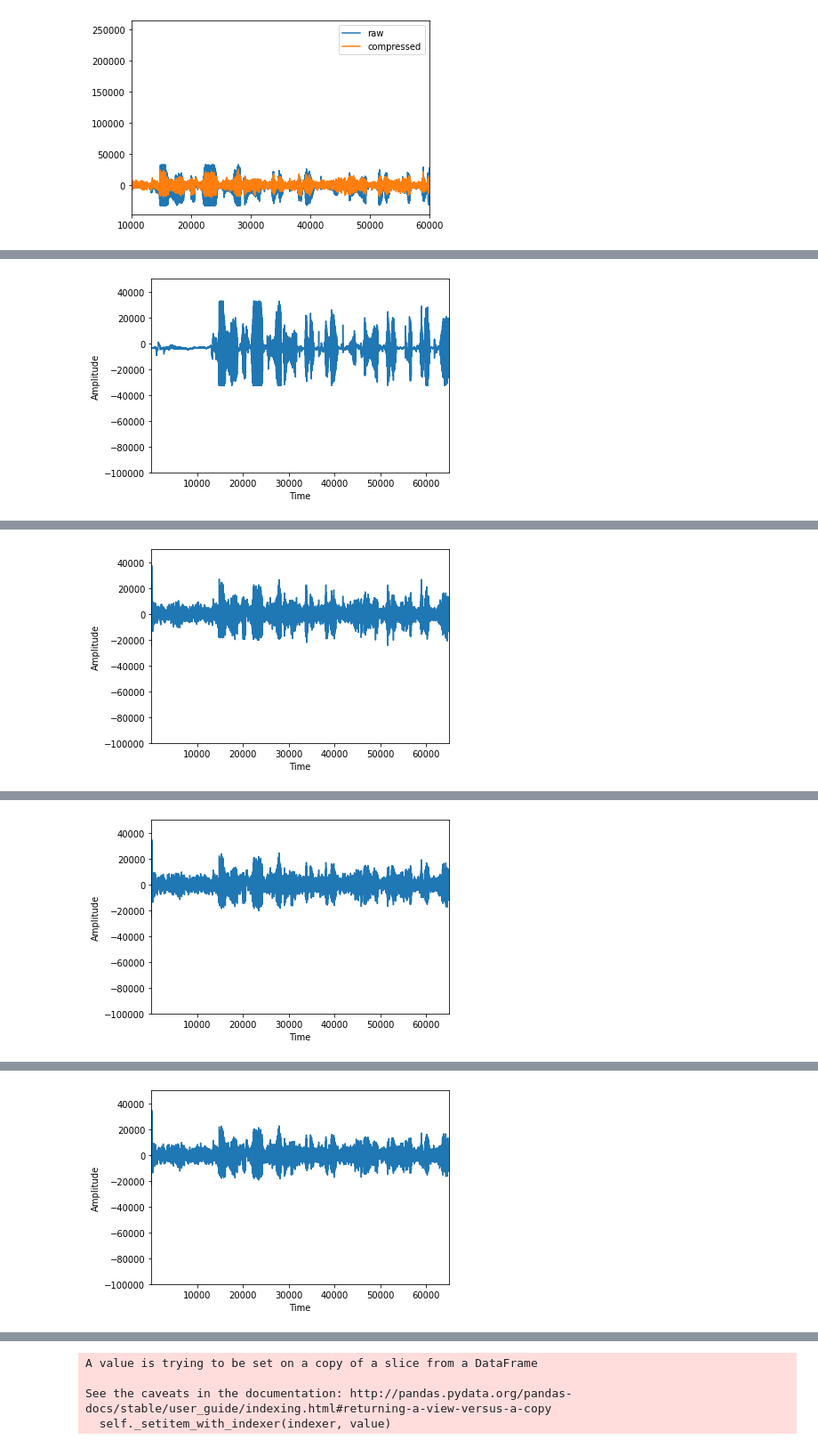
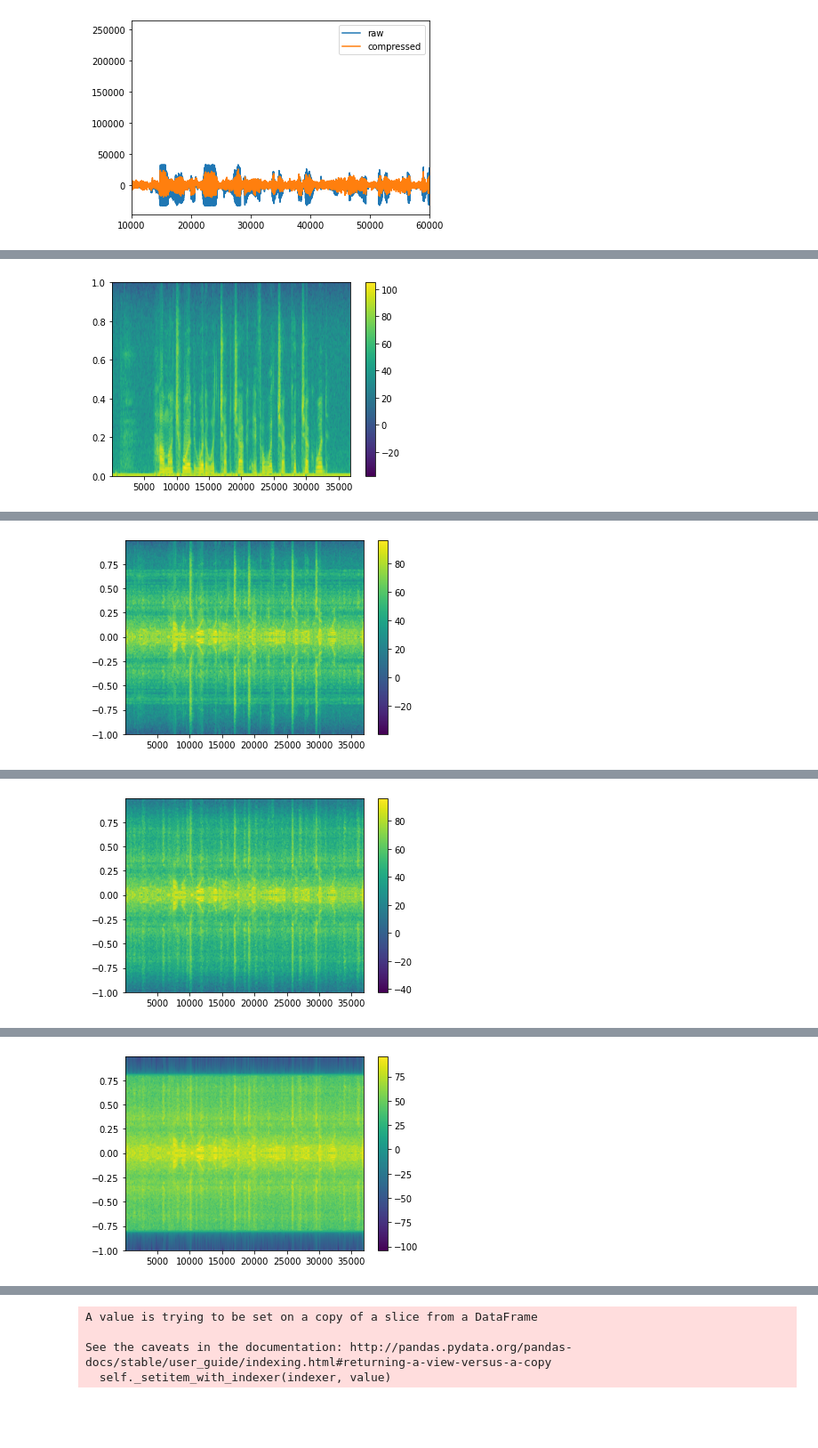
Before and after one commit to mdoyle17/python-ay250-homework-berkeley, a Jupyter notebook: hw_1/MDD_HW1.ipynb, the cells around one changed output, grey strips where cells are left out. Shown at 89% size. Cells and saved outputs as stored; diff of their text form; code cells hidden in the pictures; blank space fills up the shorter version.

```diff
--- a/hw_1/MDD_HW1.ipynb
+++ b/hw_1/MDD_HW1.ipynb
@@ -13,17 +13,20 @@ import scipy
 import matplotlib.pyplot as plt
 from numpy import unravel_index
 
-#Getting first frame
+#Getting first frame to use as reference
 array0 = Image.open(os.path.join('/Users/yyk_lab/Downloads/Data/', 'im2-0.png')).convert('L')
 newsize0 = (np.size(array0)[0]*3, np.size(array0)[1]*3)
-im_new0 = array0.resize(newsize0)
+im_new0 = array0.resize(newsize0) #Resize
 im_new0=np.array(im_new0)
 im_new0 = im_new0 -np.mean(im_new0) #Subtract off mean
 
-
+#Adjust how much you want to crop image
 crop1=150
 crop2=650
+
+#Array which will store all shifted images
 master_array=[]
+
 for path, Directory, files in os.walk('/Users/yyk_lab/Downloads/Data/'):
     for file in files:
         if file.startswith("im2"):
@@ -32,10 +35,12 @@ for path, Directory, files in os.walk('/Users/yyk_lab/Downloads/Data/'):
             #Resize
             newsize = (np.size(array)[0]*3, np.size(array)[1]*3)
             im_new = array.resize(newsize)
-            im_new = im_new -np.mean(im_new) #Subtract off mean
-            im_new=np.array(im_new)
 
-            #Convolute a crop of the two images
+            #Subtract off mean
+            im_new = im_new -np.mean(im_new)
+
+
+            #fftconvolve a crop of the two images and find offset
             conv = scipy.signal.fftconvolve(np.asarray(im_new0)[crop1:crop2] , np.asarray(im_new)[::-1, ::-1][crop1:crop2] )
             offset =  np.array(unravel_index(np.argmax(conv), conv.shape))
 
@@ -146,7 +150,4 @@ Audio("data/voice.wav") #I found this only plays for me in Firefox
 # %%
-x = np.random.rand(128)
-
-
 def compress_signal(x, fraction):
     """Compress an input signal by dropping a fraction of its spectrum.
 
@@ -168,7 +169,8 @@ def compress_signal(x, fraction):
     signal_sort_index = np.argsort(x_)
     drop_me=signal_sort_index[0:int(len(signal_sort_index)*fraction)]
     x_[drop_me]= 0
-    return np.fft.ifft(x_)
+    x_approx = np.fft.ifft(x_)
+    return x_approx
 # %%
 x = np.random.rand(128)
 fraction = 0.2  # play changing this in the 0-1 range
@@ -211,13 +215,12 @@ def compress_wav(fname, fraction):
       Auto-generated filename of the compressed signal.
     """
     new_name = fname.split("/")[1][0:-4]
-    new_fname = new_name + '_comp' + '%0.2f' %fraction + '.wav'
+    new_fname = new_name + '_comp_' + '%0.2f' %fraction + '.wav'
     rate, x = scipy.io.wavfile.read(fname)
     x_approx = compress_signal(x, fraction)
     scipy.io.wavfile.write(new_fname , rate,x_approx.astype(np.int16))
 
     return rate, x, x_approx, new_fname
-    # your code here
 # %%
 import scipy.io.wavfile
 fraction = 0.3
@@ -263,19 +264,16 @@ voices['0.99'] = [x_approx,new_fname]
 # %%
 for key, value in voices.items():
     plt.figure()
-    plt.plot(value[0])
-    plt.xlabel('Time')
-    plt.ylabel('Amplitude')
-    plt.xlim(10,65000)
-    plt.ylim(-100000,50000)
+    plt.specgram(value[0])
+    plt.colorbar()
     plt.show()
     Audio(str(value[1]))
 # %% [output]
-[figure, old version]
+[figure, new version]
 [interactive output not drawn]
-[figure, old version]
+[figure, new version]
 [interactive output not drawn]
-[figure, old version]
+[figure, new version]
 [interactive output not drawn]
-[figure, old version]
+[figure, new version]
 [interactive output not drawn]
```
Also changed, not shown: parts of 17 cells of this notebook.
